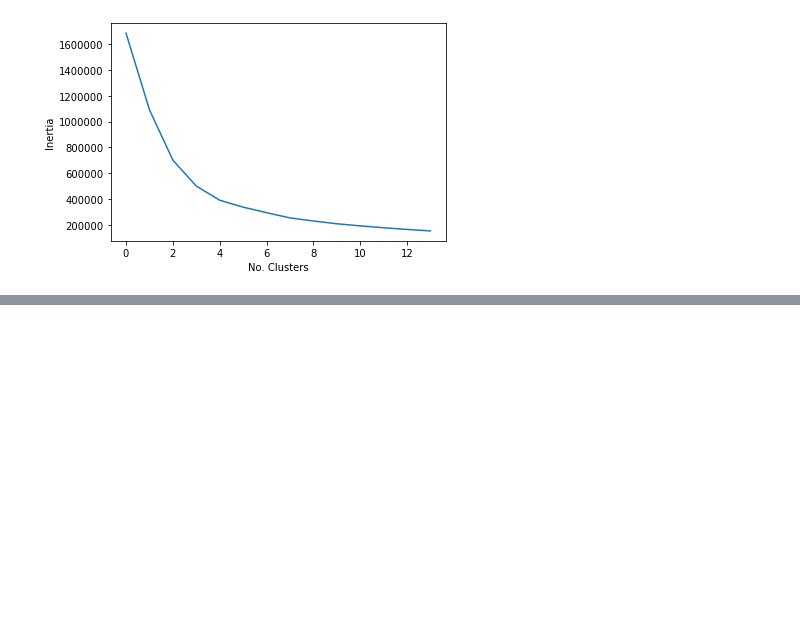
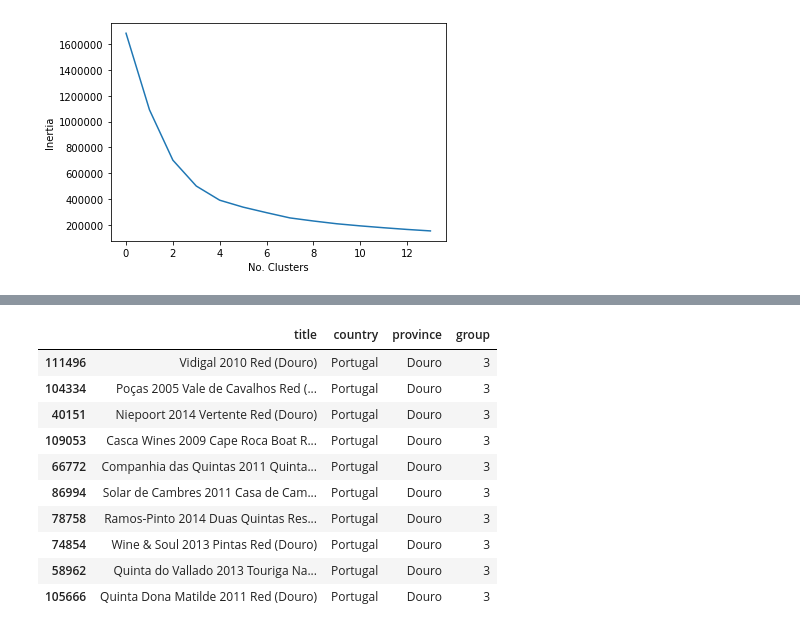
Before and after one commit to PeterChain/similar_wines, a Jupyter notebook: similarwines.ipynb, the cells around one changed output, grey strips where cells are left out. Saved outputs shown, nothing was run; the diff lists cells and outputs as text; code cells hidden in the pictures; blank space fills up the shorter version.

Commit message:
Clustering model usage

```diff
--- a/similarwines.ipynb
+++ b/similarwines.ipynb
@@ -433,0 +434,11 @@ As we can see, the curve begins to descend more slowly at 4 clusters, which is o
+# %%
+kmeans = KMeans(n_clusters=5)
+
+kmeans.fit(features)
+
+# Create a new dataframe with the cluster group
+clustered_df = pd.DataFrame(kmeans.labels_, columns=['group'])
+
+wine_df = pd.concat([wine_df[['title', 'country', 'province']], clustered_df], axis=1)
+
+del clustered_df
@@ -433,0 +451,23 @@ As we can see, the curve begins to descend more slowly at 4 clusters, which is o
+# %%
+
+# We select the wine "Enoport 2015 Tonel 22 Red (Douro)" as the wine we want as reference
+our_wine = wine_df[wine_df['title'] == 'Enoport 2015 Tonel 22 Red (Douro)']
+
+province = our_wine['province'].iloc[0]
+group = our_wine['group'].iloc[0]
+
+# First we select similar wines from the same province
+same_province = wine_df[(wine_df['province'] == province) & (wine_df['group'] == group)].sample(10)
+same_province
+# %% [output]
+|  | title | country | province | group |
+| 111496 | Vidigal 2010 Red (Douro) | Portugal | Douro | 3 |
+| 104334 | Poças 2005 Vale de Cavalhos Red (... | Portugal | Douro | 3 |
+| 40151 | Niepoort 2014 Vertente Red (Douro) | Portugal | Douro | 3 |
+| 109053 | Casca Wines 2009 Cape Roca Boat R... | Portugal | Douro | 3 |
+| 66772 | Companhia das Quintas 2011 Quinta... | Portugal | Douro | 3 |
+| 86994 | Solar de Cambres 2011 Casa de Cam... | Portugal | Douro | 3 |
+| 78758 | Ramos-Pinto 2014 Duas Quintas Res... | Portugal | Douro | 3 |
+| 74854 | Wine & Soul 2013 Pintas Red (Douro) | Portugal | Douro | 3 |
+| 58962 | Quinta do Vallado 2013 Touriga Na... | Portugal | Douro | 3 |
+| 105666 | Quinta Dona Matilde 2011 Red (Douro) | Portugal | Douro | 3 |
```
Also changed, not shown: parts of 6 cells of this notebook.
